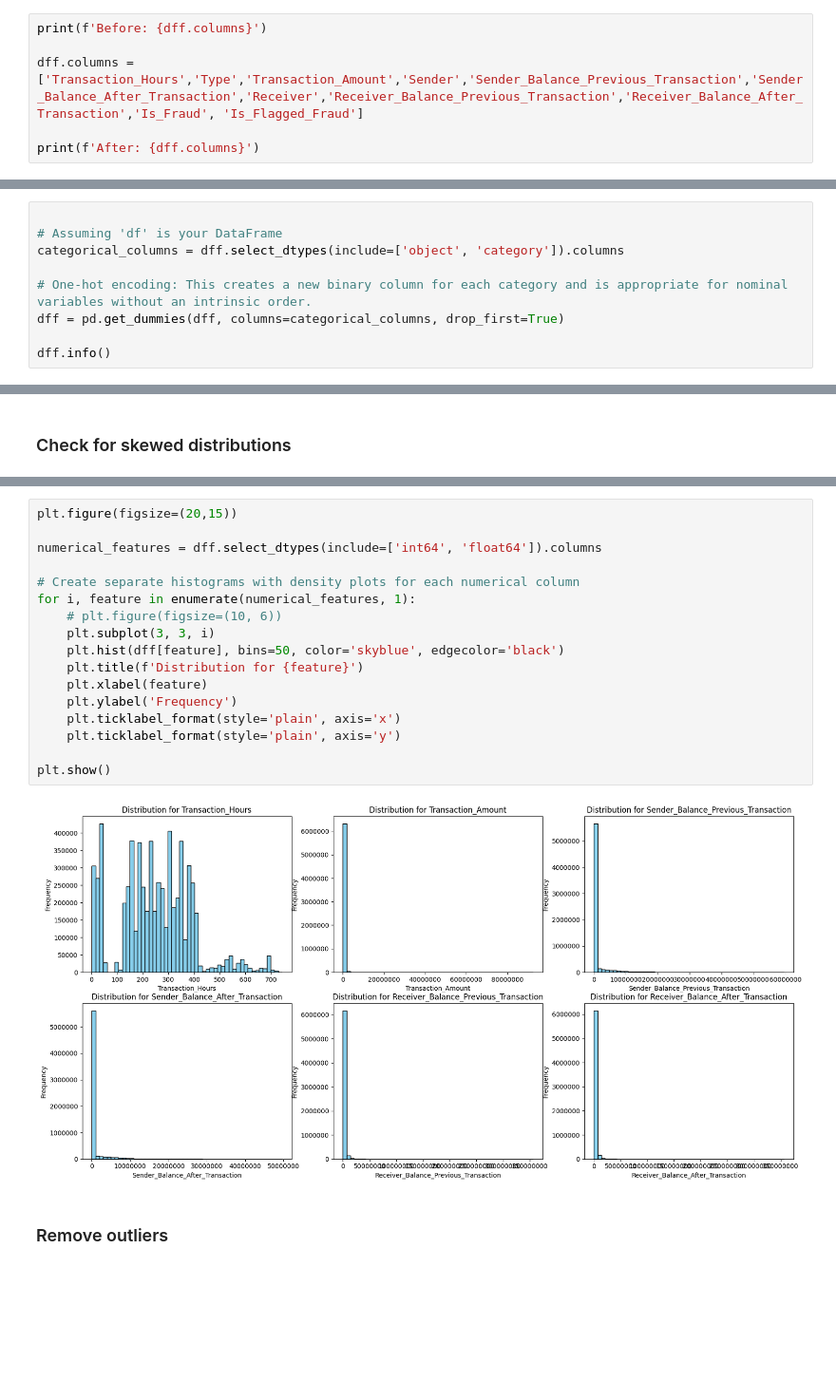
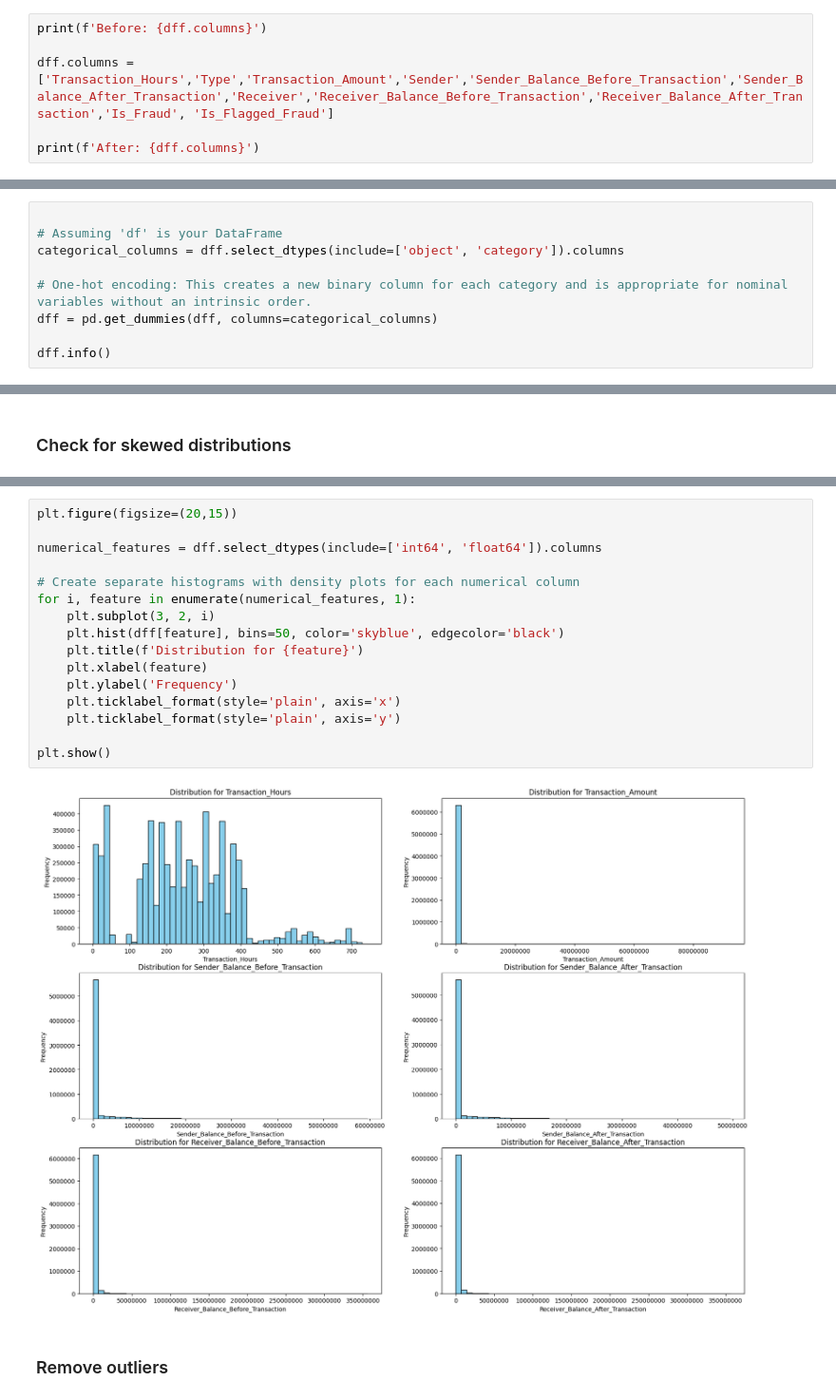
Before and after one commit to waquas9248/SE512, a Jupyter notebook: Fraud Detection.ipynb, the cells around one changed output, grey strips where cells are left out. Shown at 95% size. Saved outputs shown, nothing was run; the diff lists cells and outputs as text; blank space fills up the shorter version.

Commit message:
add graphs for RQ2

```diff
--- a/Fraud Detection.ipynb
+++ b/Fraud Detection.ipynb
@@ -81,7 +136,7 @@ We rename the columns to be easier to understand, based on descriptions of the d
 # %%
 print(f'Before: {dff.columns}')
 
-dff.columns = ['Transaction_Hours','Type','Transaction_Amount','Sender','Sender_Balance_Previous_Transaction','Sender_Balance_After_Transaction','Receiver','Receiver_Balance_Previous_Transaction','Receiver_Balance_After_Transaction','Is_Fraud', 'Is_Flagged_Fraud']
+dff.columns = ['Transaction_Hours','Type','Transaction_Amount','Sender','Sender_Balance_Before_Transaction','Sender_Balance_After_Transaction','Receiver','Receiver_Balance_Before_Transaction','Receiver_Balance_After_Transaction','Is_Fraud', 'Is_Flagged_Fraud']
 
 print(f'After: {dff.columns}')
 # %% [output]
@@ -153,7 +218,7 @@ We convert the Type category to columns using one-hot encoding. This creates a n
 categorical_columns = dff.select_dtypes(include=['object', 'category']).columns
 
 # One-hot encoding: This creates a new binary column for each category and is appropriate for nominal variables without an intrinsic order.
-dff = pd.get_dummies(dff, columns=categorical_columns, drop_first=True)
+dff = pd.get_dummies(dff, columns=categorical_columns)
 
 dff.info()
 # %% [output]
@@ -206,21 +275,20 @@ memory usage: 321.6 MB
 # %%
 plt.figure(figsize=(20,15))
 
 numerical_features = dff.select_dtypes(include=['int64', 'float64']).columns
 
 # Create separate histograms with density plots for each numerical column
 for i, feature in enumerate(numerical_features, 1):
-    # plt.figure(figsize=(10, 6))
-    plt.subplot(3, 3, i)
+    plt.subplot(3, 2, i)
     plt.hist(dff[feature], bins=50, color='skyblue', edgecolor='black')
     plt.title(f'Distribution for {feature}')
     plt.xlabel(feature)
     plt.ylabel('Frequency')
     plt.ticklabel_format(style='plain', axis='x')
     plt.ticklabel_format(style='plain', axis='y')
 
 plt.show()
 # %% [output]
-[figure, old version]
+[figure, new version]
 # %% [markdown]
 ### Remove outliers
```
Also changed, not shown: parts of 30 cells of this notebook.
